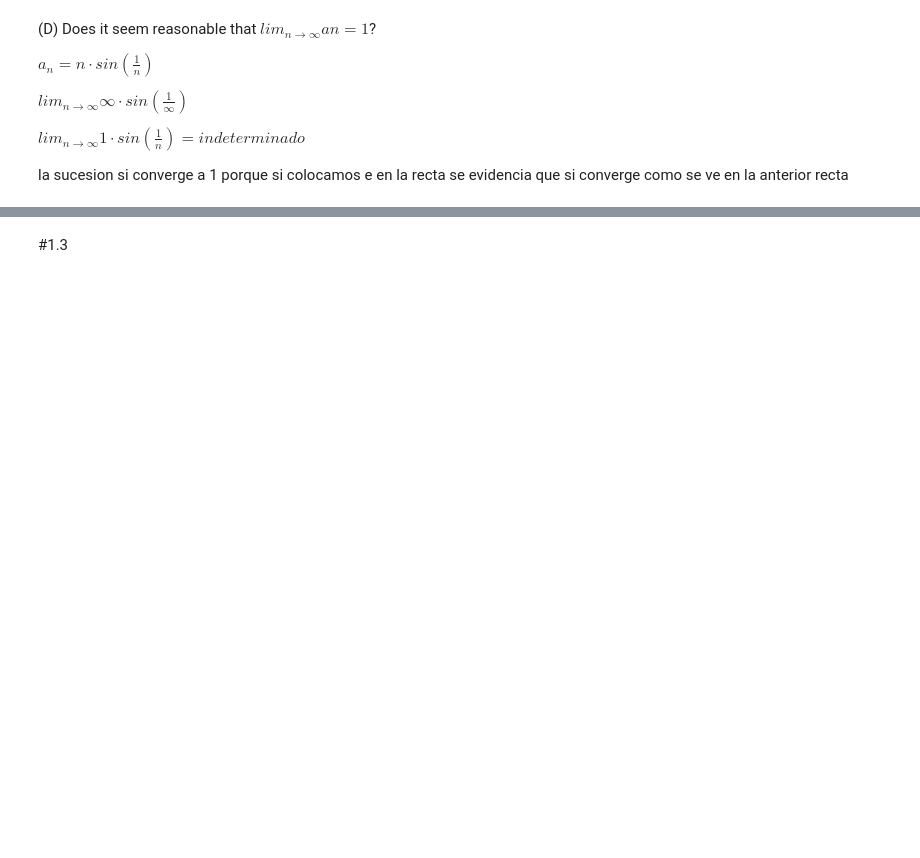
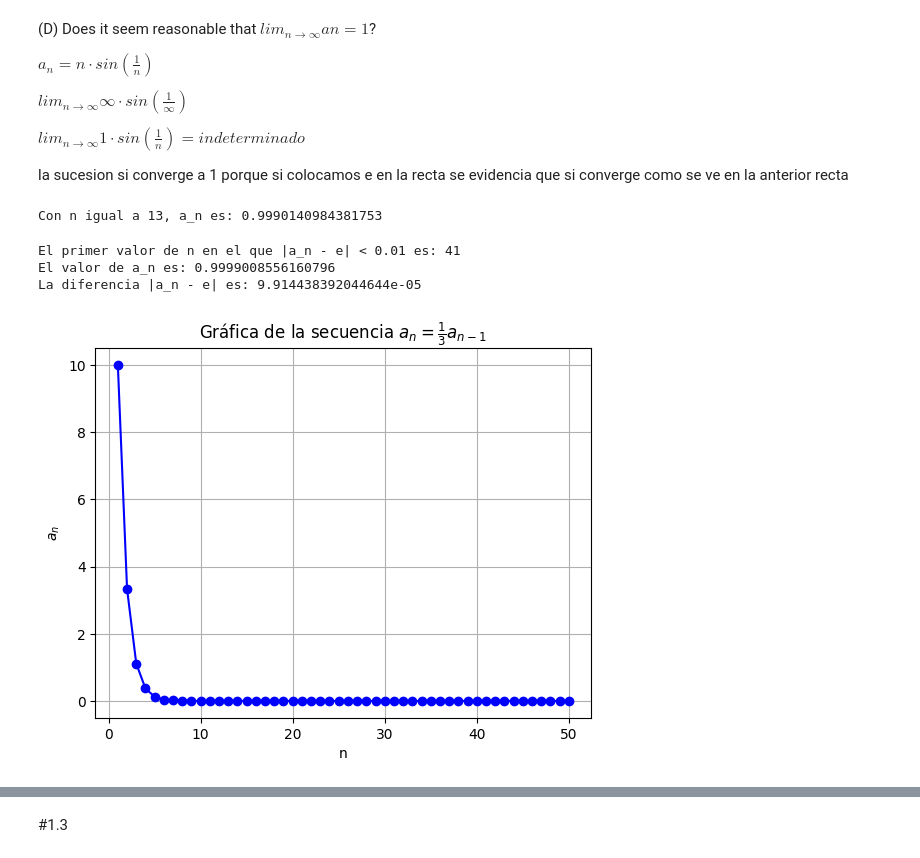
Before and after one commit to Juanm3005/trabajo-grupo-aplicadas, a Jupyter notebook: taller_sucesiones.ipynb, the cells around one changed output, grey strips where cells are left out. Saved outputs shown, nothing was run; the diff lists cells and outputs as text; code cells hidden in the pictures; blank space fills up the shorter version.

```diff
--- a/taller_sucesiones.ipynb
+++ b/taller_sucesiones.ipynb
@@ -648,15 +651,64 @@ la sucesion si converge a 1 porque si colocamos e en la recta se evidencia que s
 #What is the smallest value of 𝑛 for which 𝑎𝑛 > 0.999?
 
 def a_n(n):
-    return n*np.sin(1/n)
+    return n * np.sin(1/n)
 
-# Crear un rango de valores para n (usando np.linspace para valores continuos)
+# Inicializar i
 i = 1
+
+# Bucle para encontrar el valor más pequeño de n
 while True:
-
-  a_values = a_n(i)
-  if a_values > 0.999:
-    print(f"con n igual a {i} a_n es :{a_values}")
-    i+= 1
-  else:
-    break
+    a_values = a_n(i)
+    if a_values > 0.999:
+        print(f"Con n igual a {i}, a_n es: {a_values}")
+        break  # Salir del bucle cuando se encuentra el primer n que cumple la condición
+    i += 1  # Incrementar i para la siguiente iteración
+# %% [output]
+Con n igual a 13, a_n es: 0.9990140984381753
+# %%
+#(f) What is the first value of 𝑛 for which |𝑎𝑛 − 1| < 0.0001?
+
+def a_n(n):
+    return n * np.sin(1/n)
+
+# Valor de e
+e = np.e  # e ≈ 2.71828
+
+# Inicializar n
+i = 1
+
+# Bucle para encontrar el primer n que cumple |a_n - e| < 0.01
+while True:
+    resultado = a_n(i)
+    if abs(resultado - 1) < 0.0001:  # Usamos la diferencia absoluta
+        print(f"El primer valor de n en el que |a_n - e| < 0.01 es: {i}")
+        print(f"El valor de a_n es: {resultado}")
+        print(f"La diferencia |a_n - e| es: {abs(resultado - 1)}")
+        break
+    i += 1  # Incrementar n
+# %% [output]
+El primer valor de n en el que |a_n - e| < 0.01 es: 41
+El valor de a_n es: 0.9999008556160796
+La diferencia |a_n - e| es: 9.914438392044644e-05
+# %%
+#Consider the sequence {𝑎𝑛} with 𝑎1 = 10 and 𝑎_{𝑛+1} =(1/3)*𝑎_𝑛 for 𝑛 = 1, 2, 3, .... Plot the points (𝑛, 𝑎𝑛) for 𝑛 = 1, 2, 3, ... , 50. Do you think this sequence has a limit? Can you verify this?
+
+a_values = [10]  # a1 = 10
+
+
+for n in range(1, 50):
+    a_next = (1/3) * a_values[n-1]
+    a_values.append(a_next)
+
+
+n_values = np.arange(1, 51)
+
+
+plt.plot(n_values, a_values, marker='o', linestyle='-', color='b')
+plt.title('Gráfica de la secuencia $a_n = \\frac{1}{3} a_{n-1}$')
+plt.xlabel('n')
+plt.ylabel('$a_n$')
+plt.grid(True)
+plt.show()
+# %% [output]
+[figure, added]
```
Also changed, not shown: parts of 15 cells of this notebook.
